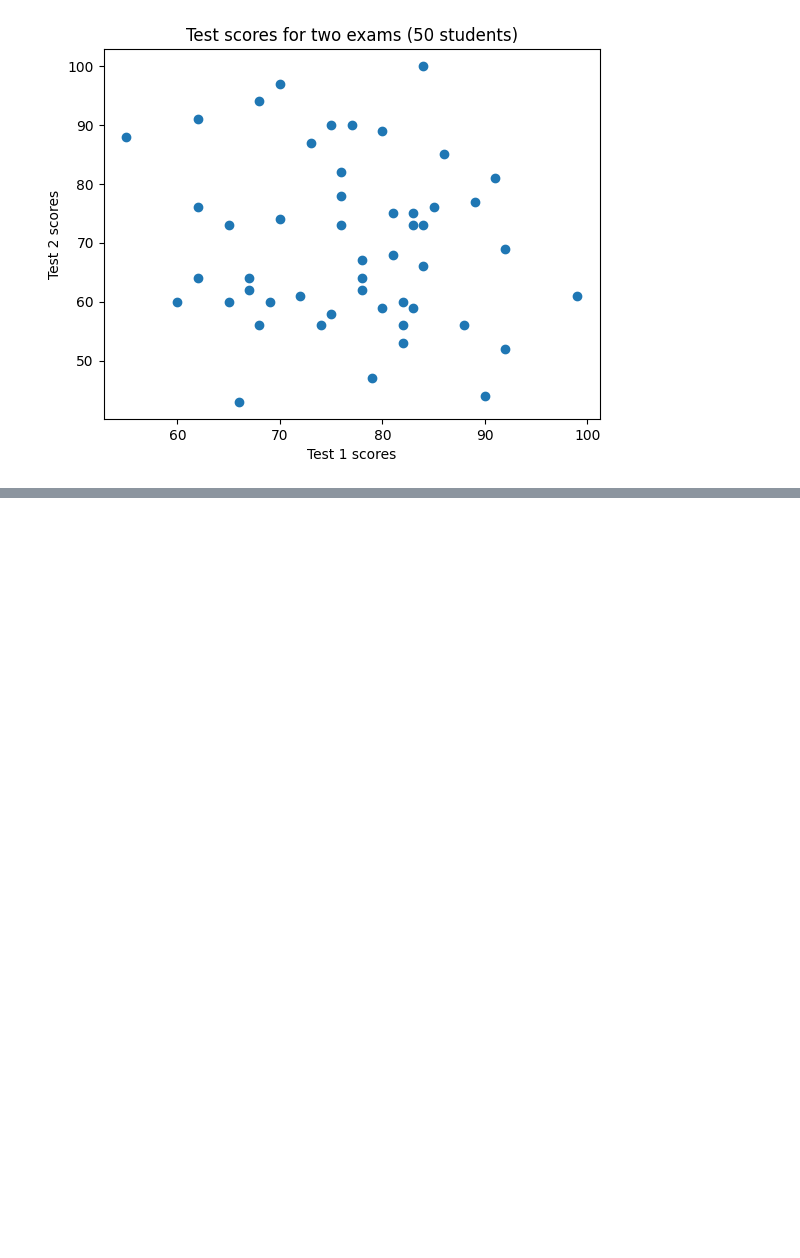
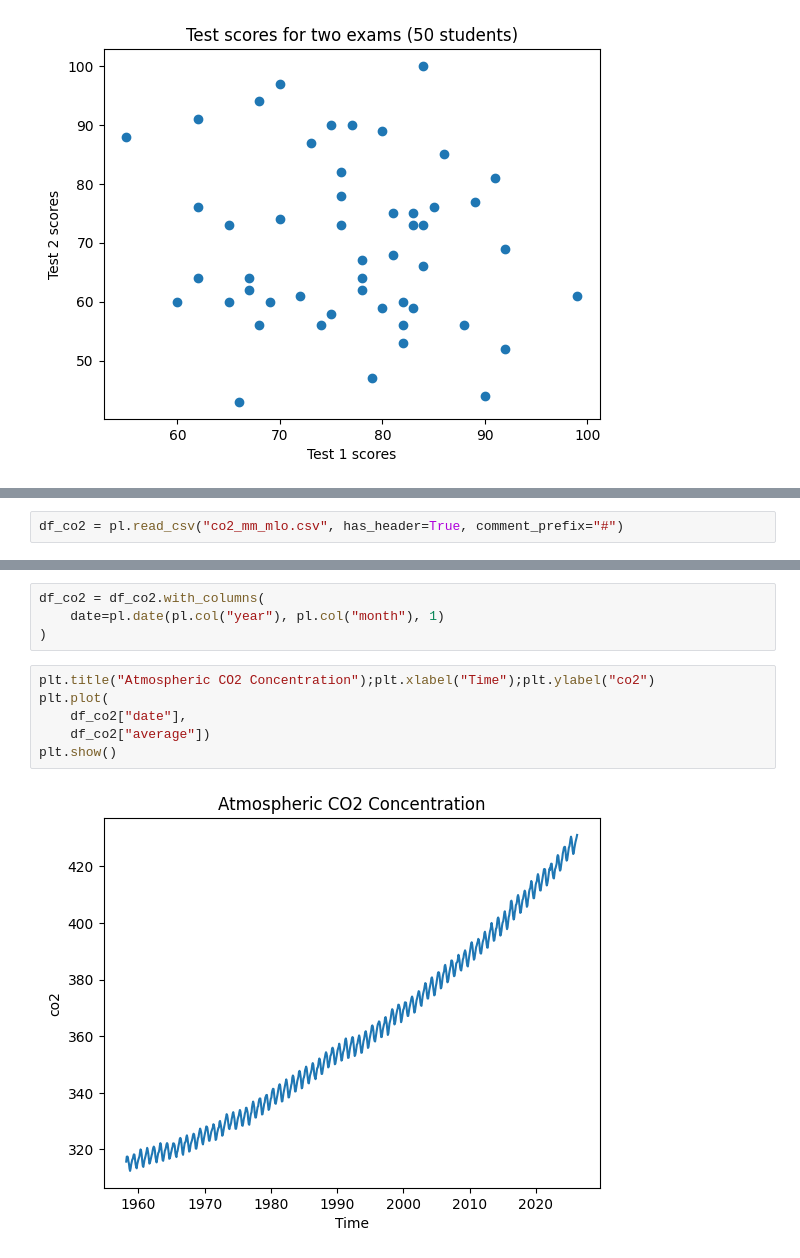
Before and after one commit to jayr0n/Time-Series-Coursera, a Jupyter notebook: Week-1/Basic Statistics.ipynb, the cells around one changed output, grey strips where cells are left out. Drawn from its saved outputs; the diff is of its cells as text; blank space fills up the shorter version.

```diff
--- a/Week-1/Basic Statistics.ipynb
+++ b/Week-1/Basic Statistics.ipynb
@@ -206,0 +201,2 @@ array([ 96.,  81.,  91., 102.,  87.,  88.,  86.,  81.,  77.,  77.,  88.,
+# %%
+df_co2 = pl.read_csv("co2_mm_mlo.csv", has_header=True, comment_prefix="#")
@@ -206,0 +227,12 @@ array([ 96.,  81.,  91., 102.,  87.,  88.,  86.,  81.,  77.,  77.,  88.,
+# %%
+df_co2 = df_co2.with_columns(
+    date=pl.date(pl.col("year"), pl.col("month"), 1)
+)
+# %%
+plt.title("Atmospheric CO2 Concentration");plt.xlabel("Time");plt.ylabel("co2")
+plt.plot(
+    df_co2["date"],
+    df_co2["average"])
+plt.show()
+# %% [output]
+[figure, added]
```
Also changed, not shown: parts of 4 cells of this notebook.
